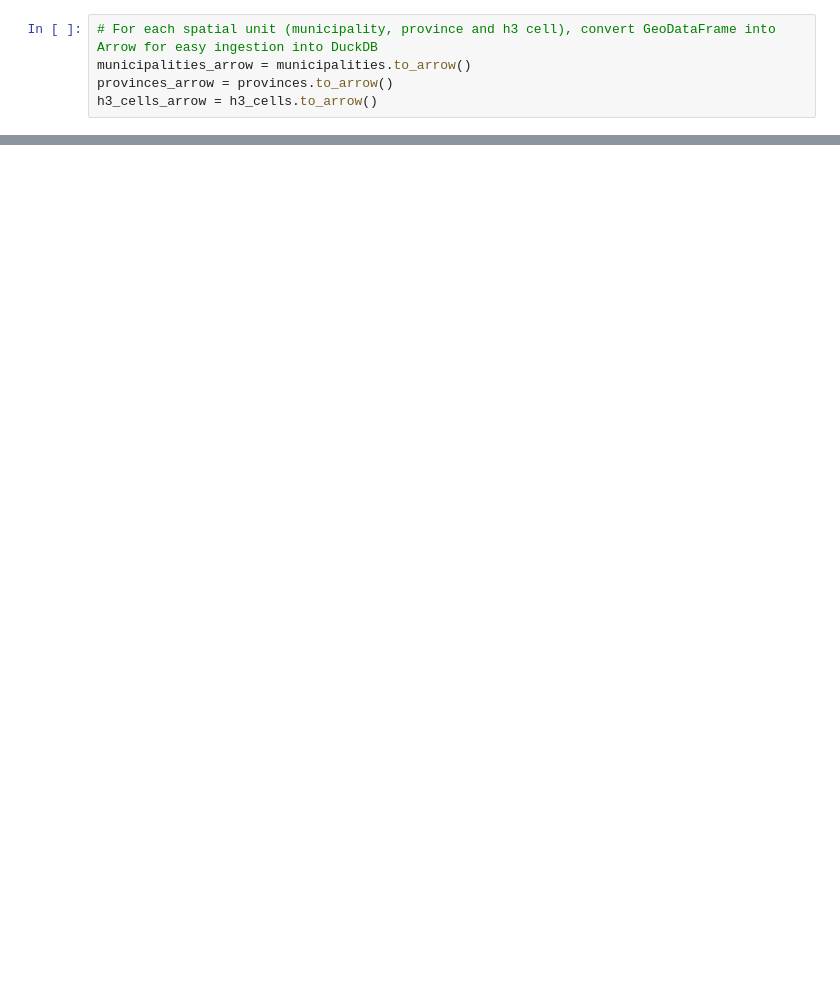
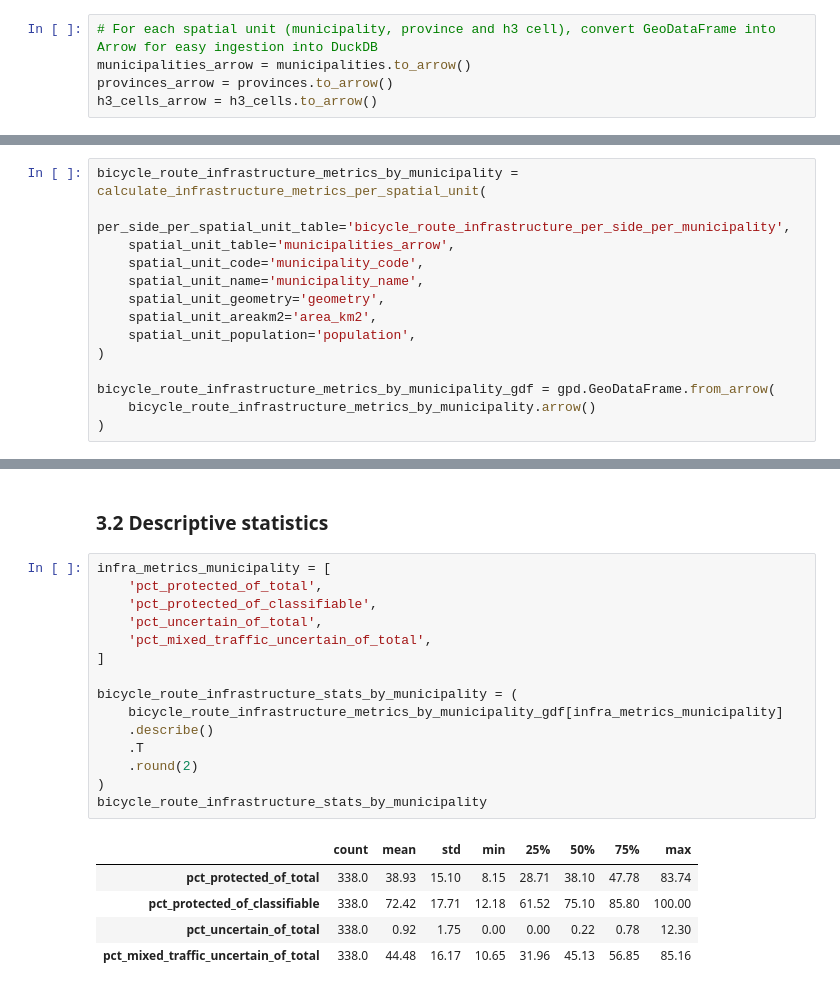
Before and after one commit to Vanessa-dev-spatial/osm-analysis, a Jupyter notebook: thesis_pipeline/07_bicycle_route_infrastructure_per_side_metrics.ipynb, the cells around one changed output, grey strips where cells are left out. Saved outputs shown, nothing was run; the diff lists cells and outputs as text; blank space fills up the shorter version.

```diff
--- a/thesis_pipeline/07_bicycle_route_infrastructure_per_side_metrics.ipynb
+++ b/thesis_pipeline/07_bicycle_route_infrastructure_per_side_metrics.ipynb
@@ -140 +191,15 @@ Did you mean "pg_prepared_statements"?
+# %%
+bicycle_route_infrastructure_metrics_by_municipality = calculate_infrastructure_metrics_per_spatial_unit(
+    per_side_per_spatial_unit_table='bicycle_route_infrastructure_per_side_per_municipality',
+    spatial_unit_table='municipalities_arrow',
+    spatial_unit_code='municipality_code',
+    spatial_unit_name='municipality_name',
+    spatial_unit_geometry='geometry',
+    spatial_unit_areakm2='area_km2',
+    spatial_unit_population='population',
+)
+
+bicycle_route_infrastructure_metrics_by_municipality_gdf = gpd.GeoDataFrame.from_arrow(
+    bicycle_route_infrastructure_metrics_by_municipality.arrow()
+)
 # %%
@@ -159,0 +231,23 @@ FROM bicycle_route_infrastructure_metrics_by_municipality
+# %% [markdown]
+### 3.2 Descriptive statistics
+# %%
+infra_metrics_municipality = [
+    'pct_protected_of_total',
+    'pct_protected_of_classifiable',
+    'pct_uncertain_of_total',
+    'pct_mixed_traffic_uncertain_of_total',
+]
+
+bicycle_route_infrastructure_stats_by_municipality = (
+    bicycle_route_infrastructure_metrics_by_municipality_gdf[infra_metrics_municipality]
+    .describe()
+    .T
+    .round(2)
+)
+bicycle_route_infrastructure_stats_by_municipality
+# %% [output]
+|  | count | mean | std | min | 25% | 50% | 75% | max |
+| pct_protected_of_total | 338.0 | 38.93 | 15.10 | 8.15 | 28.71 | 38.10 | 47.78 | 83.74 |
+| pct_protected_of_classifiable | 338.0 | 72.42 | 17.71 | 12.18 | 61.52 | 75.10 | 85.80 | 100.00 |
+| pct_uncertain_of_total | 338.0 | 0.92 | 1.75 | 0.00 | 0.00 | 0.22 | 0.78 | 12.30 |
+| pct_mixed_traffic_uncertain_of_total | 338.0 | 44.48 | 16.17 | 10.65 | 31.96 | 45.13 | 56.85 | 85.16 |
```
Also changed, not shown: parts of 34 cells of this notebook.
